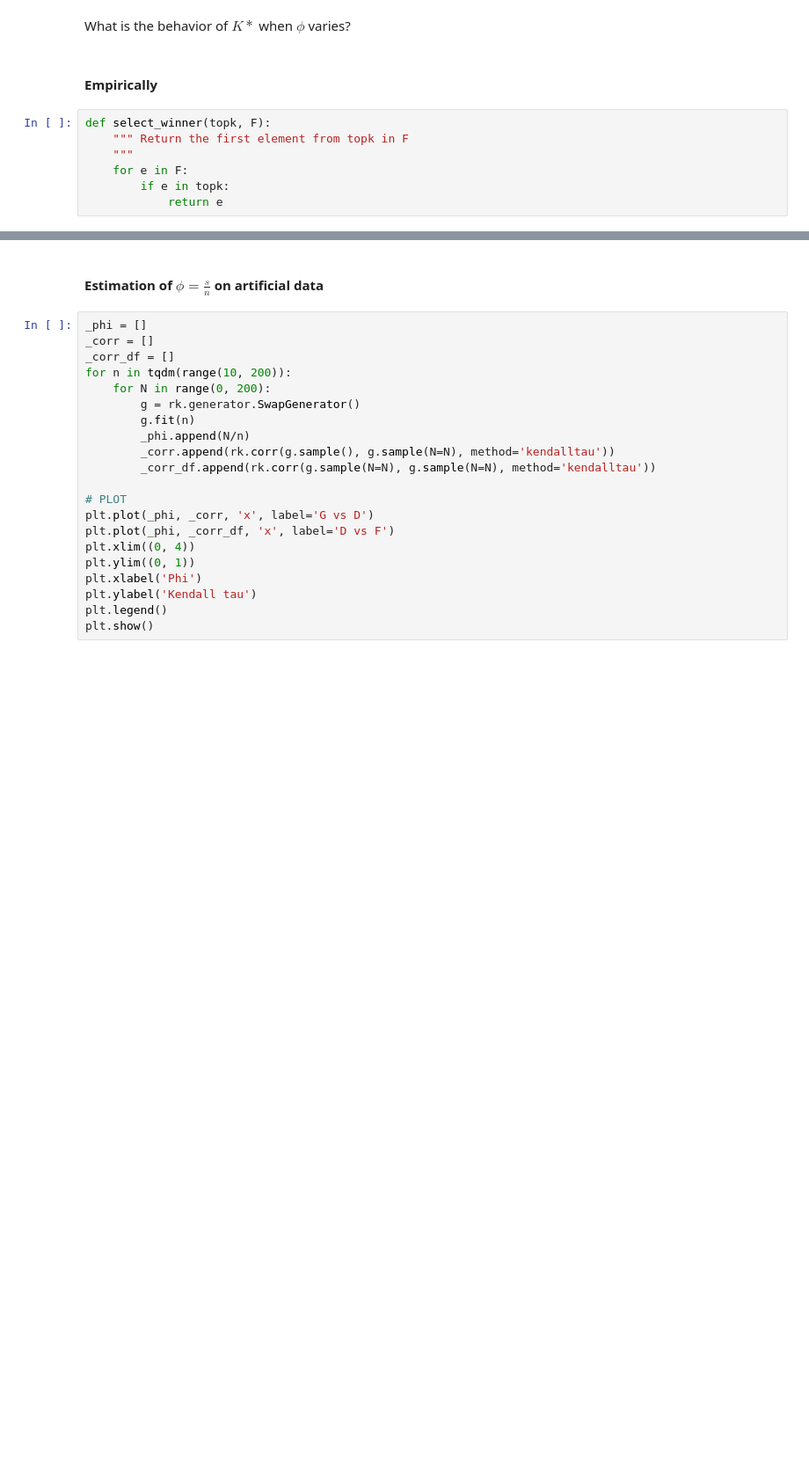
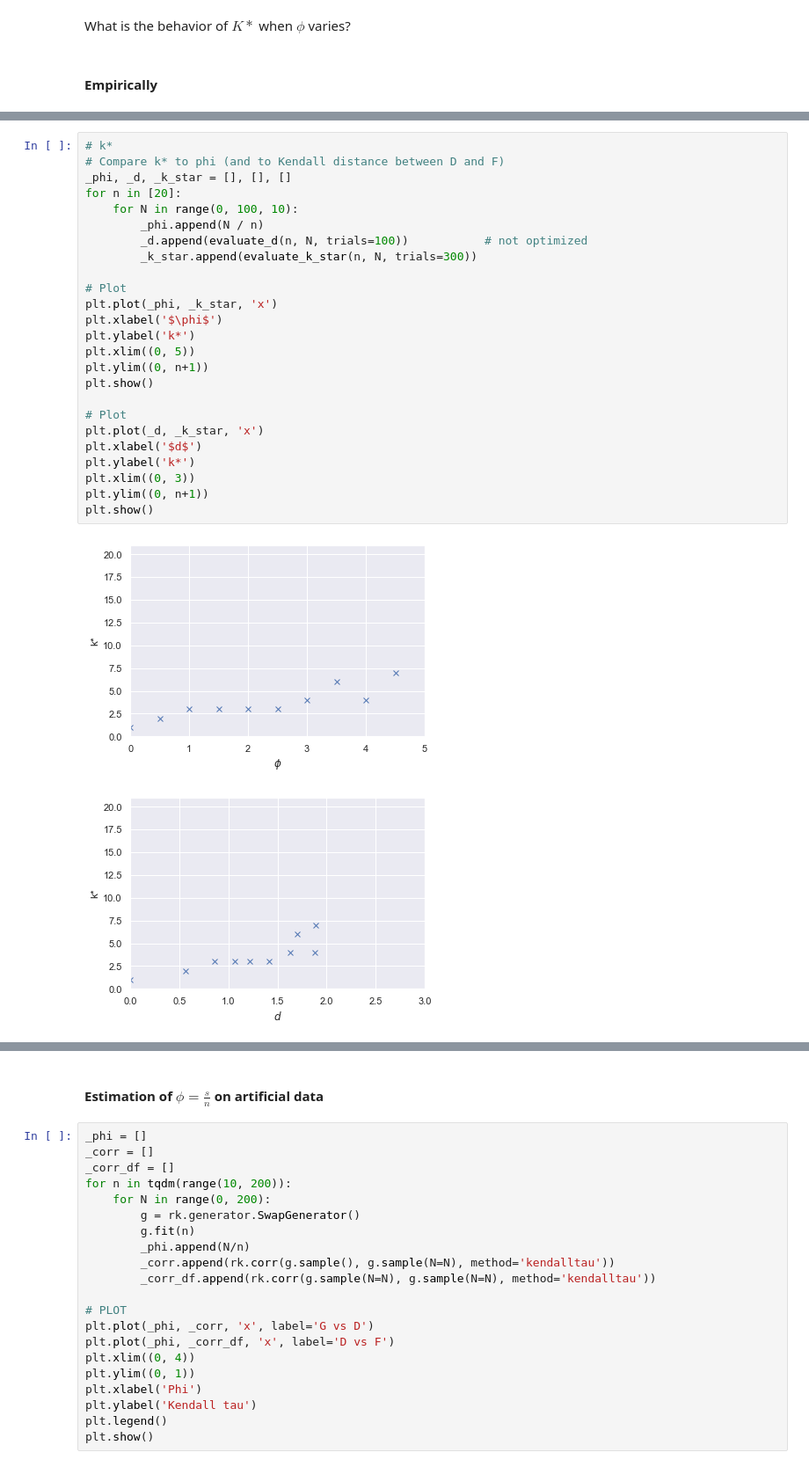
Before and after one commit to Didayolo/automl-conf-2022, a Jupyter notebook: experiments.ipynb, the cells around one changed output, grey strips where cells are left out. Shown: that part at 88% size. Drawn from its saved outputs; the diff is of its cells as text; blank space fills up the shorter version.

```diff
--- a/experiments.ipynb
+++ b/experiments.ipynb
@@ -197,10 +184,3 @@ def approx_k_star(n, N):
 What is the behavior of $K*$ when $\phi$ varies?
 # %% [markdown]
 #### Empirically
-# %%
-def select_winner(topk, F):
-    """ Return the first element from topk in F
-    """
-    for e in F:
-        if e in topk:
-            return e
@@ -280,0 +235,28 @@ plt.show()
+# %%
+# k*
+# Compare k* to phi (and to Kendall distance between D and F)
+_phi, _d, _k_star = [], [], []
+for n in [20]:
+    for N in range(0, 100, 10):
+        _phi.append(N / n)
+        _d.append(evaluate_d(n, N, trials=100))           # not optimized
+        _k_star.append(evaluate_k_star(n, N, trials=300))
+
+# Plot
+plt.plot(_phi, _k_star, 'x')
+plt.xlabel('$\phi$')
+plt.ylabel('k*')
+plt.xlim((0, 5))
+plt.ylim((0, n+1))
+plt.show()
+
+# Plot
+plt.plot(_d, _k_star, 'x')
+plt.xlabel('$d$')
+plt.ylabel('k*')
+plt.xlim((0, 3))
+plt.ylim((0, n+1))
+plt.show()
+# %% [output]
+[figure, added]
+[figure, added]
```
Also changed, not shown: parts of 26 cells of this notebook, 1 other file.
